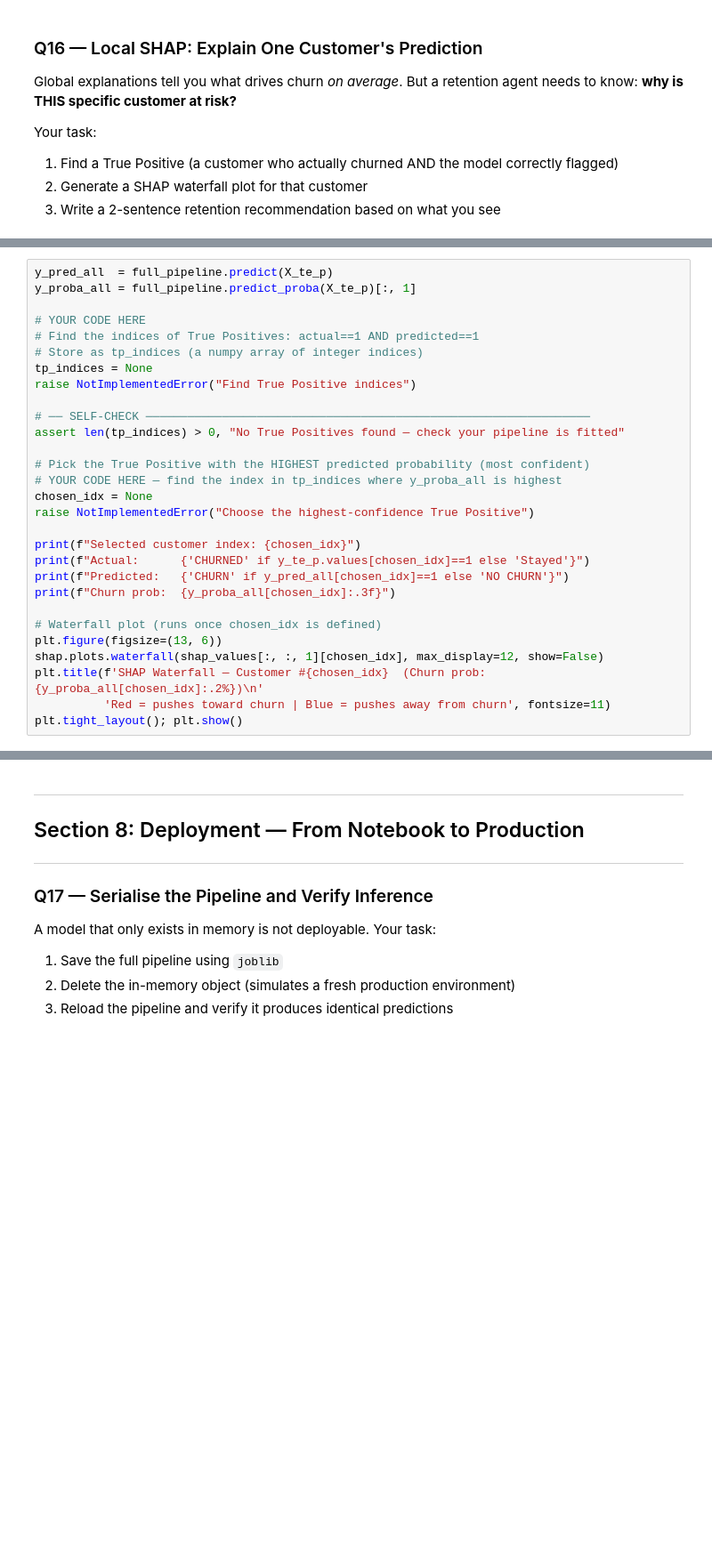
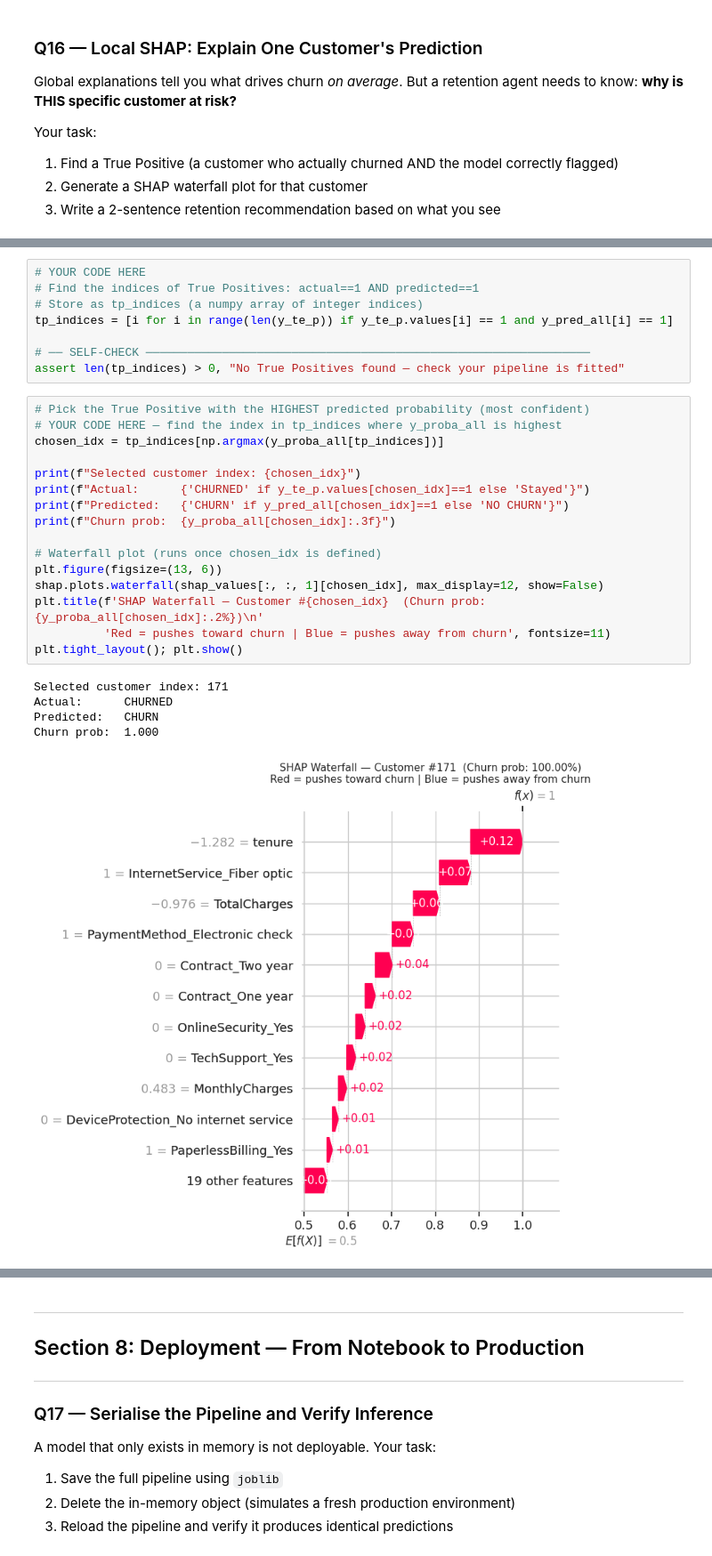
Before and after one commit to CodexAarogya/Fusemachines-Assignments, a Jupyter notebook: week-5/Assignment/W5_Tree_Based_Models_&_Ensembles_Assignment.ipynb, the cells around one changed output, grey strips where cells are left out. Shown at 89% size. Cells and saved outputs as stored; diff of their text form; blank space fills up the shorter version.

```diff
--- a/week-5/Assignment/W5_Tree_Based_Models_&_Ensembles_Assignment.ipynb
+++ b/week-5/Assignment/W5_Tree_Based_Models_&_Ensembles_Assignment.ipynb
@@ -1021,32 +1029,33 @@ Your task:
+# %%
+# YOUR CODE HERE
+# Find the indices of True Positives: actual==1 AND predicted==1
+# Store as tp_indices (a numpy array of integer indices)
+tp_indices = [i for i in range(len(y_te_p)) if y_te_p.values[i] == 1 and y_pred_all[i] == 1]
+
+# ── SELF-CHECK ────────────────────────────────────────────────────────────────
+assert len(tp_indices) > 0, "No True Positives found — check your pipeline is fitted"
 # %%
-y_pred_all  = full_pipeline.predict(X_te_p)
-y_proba_all = full_pipeline.predict_proba(X_te_p)[:, 1]
-
-# YOUR CODE HERE
-# Find the indices of True Positives: actual==1 AND predicted==1
-# Store as tp_indices (a numpy array of integer indices)
-tp_indices = None
-raise NotImplementedError("Find True Positive indices")
-
-# ── SELF-CHECK ────────────────────────────────────────────────────────────────
-assert len(tp_indices) > 0, "No True Positives found — check your pipeline is fitted"
-
 # Pick the True Positive with the HIGHEST predicted probability (most confident)
 # YOUR CODE HERE — find the index in tp_indices where y_proba_all is highest
-chosen_idx = None
-raise NotImplementedError("Choose the highest-confidence True Positive")
+chosen_idx = tp_indices[np.argmax(y_proba_all[tp_indices])]
 
 print(f"Selected customer index: {chosen_idx}")
 print(f"Actual:      {'CHURNED' if y_te_p.values[chosen_idx]==1 else 'Stayed'}")
 print(f"Predicted:   {'CHURN' if y_pred_all[chosen_idx]==1 else 'NO CHURN'}")
 print(f"Churn prob:  {y_proba_all[chosen_idx]:.3f}")
 
 # Waterfall plot (runs once chosen_idx is defined)
 plt.figure(figsize=(13, 6))
 shap.plots.waterfall(shap_values[:, :, 1][chosen_idx], max_display=12, show=False)
 plt.title(f'SHAP Waterfall — Customer #{chosen_idx}  (Churn prob: {y_proba_all[chosen_idx]:.2%})\n'
           'Red = pushes toward churn | Blue = pushes away from churn', fontsize=11)
 plt.tight_layout(); plt.show()
+# %% [output]
+Selected customer index: 171
+Actual:      CHURNED
+Predicted:   CHURN
+Churn prob:  1.000
+[figure, added]
 # %% [markdown]
 ✍️ **Reflect 11 — The Retention Pitch:**
 
```
Also changed, not shown: parts of 2 cells of this notebook.
